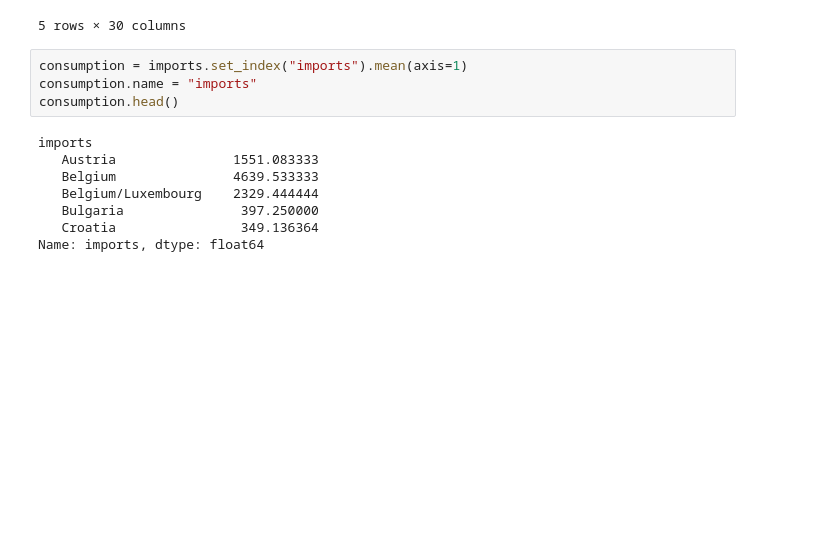
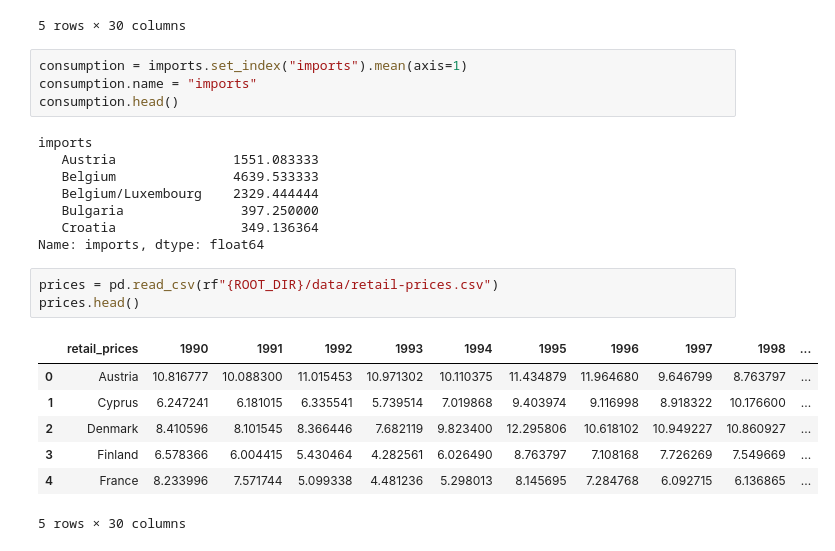
Before and after one commit to MeetPatel89/global_coffee_market, a Jupyter notebook: notebook.ipynb, the cells around one changed output. Cells and saved outputs as stored; diff of their text form; blank space fills up the shorter version.

Commit message:
read retail prices csv to dataframe

```diff
--- a/notebook.ipynb
+++ b/notebook.ipynb
@@ -350,3 +350,14 @@ imports
    Bulgaria               397.250000
    Croatia                349.136364
 Name: imports, dtype: float64
+# %%
+prices = pd.read_csv(rf"{ROOT_DIR}/data/retail-prices.csv")
+prices.head()
+# %% [output]
+|  | retail_prices | 1990 | 1991 | 1992 | 1993 | 1994 | 1995 | 1996 | 1997 | 1998 | ... |
+| 0 | Austria | 10.816777 | 10.088300 | 11.015453 | 10.971302 | 10.110375 | 11.434879 | 11.964680 | 9.646799 | 8.763797 | ... |
+| 1 | Cyprus | 6.247241 | 6.181015 | 6.335541 | 5.739514 | 7.019868 | 9.403974 | 9.116998 | 8.918322 | 10.176600 | ... |
+| 2 | Denmark | 8.410596 | 8.101545 | 8.366446 | 7.682119 | 9.823400 | 12.295806 | 10.618102 | 10.949227 | 10.860927 | ... |
+| 3 | Finland | 6.578366 | 6.004415 | 5.430464 | 4.282561 | 6.026490 | 8.763797 | 7.108168 | 7.726269 | 7.549669 | ... |
+| 4 | France | 8.233996 | 7.571744 | 5.099338 | 4.481236 | 5.298013 | 8.145695 | 7.284768 | 6.092715 | 6.136865 | ... |
+5 rows × 30 columns
```
Also changed, not shown: parts of 1 cell of this notebook.
